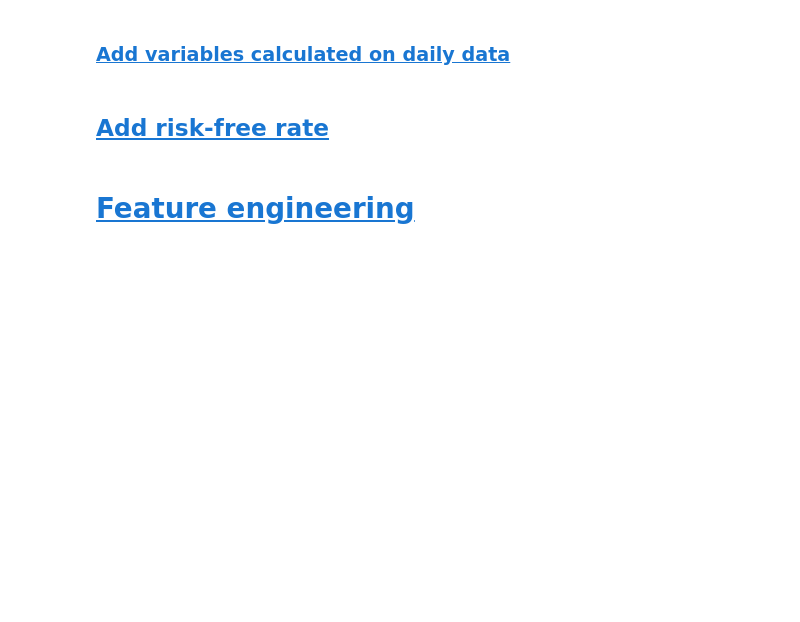
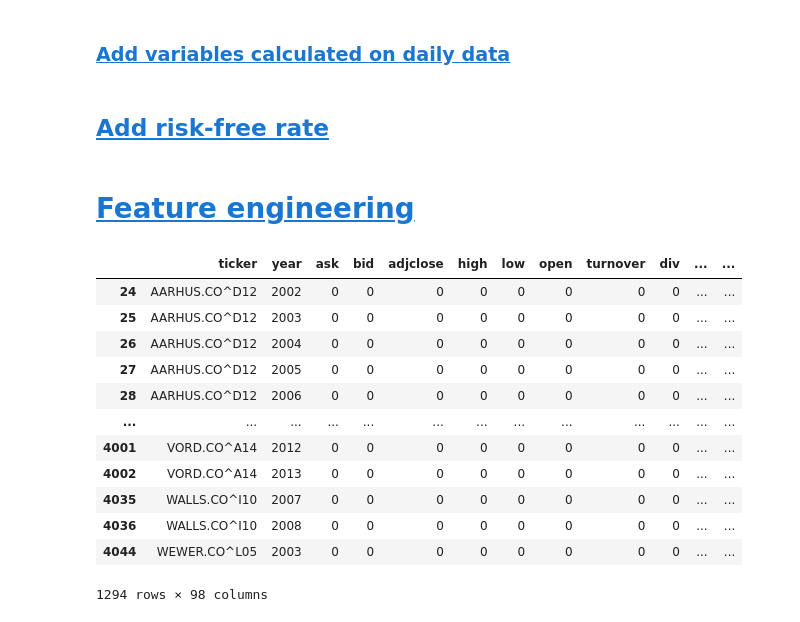
Before and after one commit to johanoelgaard/MastersThesis, a Jupyter notebook: dataprocessing.ipynb, the cells around one changed output. Drawn from its saved outputs; the diff is of its cells as text; code cells hidden in the pictures; blank space fills up the shorter version.

```diff
--- a/dataprocessing.ipynb
+++ b/dataprocessing.ipynb
@@ -352,3 +342,50 @@ df['tb'] = None # tax income to book income
 df['turn'] = df['turn']  # turnover
 
 df['zerotrade'] = df['zerotrade'] # zero trading days
+# %%
+fin_df = df.copy()
+
+fin_df['adjclose_div'] = fin_df['adjclose'] + fin_df['div'] # adjcose incl monthly dividend
+fin_df['target'] = fin_df.groupby('ticker')['adjclose_div'].transform(lambda x: x.pct_change(periods=1, fill_method=None))
+fin_df['target'] = fin_df['target'].shift(-1) # shift the target by 1 month
+
+# drop rows where mom12m is NaN
+fin_df.dropna(subset=['mom12m','target'], inplace=True)
+
+for col in fin_df.columns:
+    if fin_df[col].isnull().all():
+        fin_df.drop(columns=[col], inplace=True)
+
+
+fin_df['year'] = fin_df['timestamp'].dt.year
+
+# 3. Group, count NaNs, then filter out all-zero rows
+nan_summary = (
+    fin_df
+    .groupby(['ticker','year'])
+    .apply(lambda grp: grp.isna().sum())                # count NaNs column-wise
+    .drop(columns=['timestamp','ticker','year'])         # drop grouping cols
+    .reset_index()
+)
+
+# 4. Keep only rows where there’s at least one missing value
+#    (i.e. the row-sum of NaNs across data columns > 0)
+data_cols    = nan_summary.columns.difference(['ticker','year'])
+nan_summary  = nan_summary[nan_summary[data_cols].sum(axis=1) > 0]
+# nan_summary.drop(columns=['ask','bid','adjclose','high','low','open','turnover','div','beta','betasq','idiovol','pricedelay','mom1m','mom6m','mom12m','mom7_12m','adjclose_div','target','divi','divo','dy', 'shares','NACE','grossoutput','intercons'], inplace=True)
+
+display(nan_summary)
+# %% [output]
+|  | ticker | year | ask | bid | adjclose | high | low | open | turnover | div | ... | ... |
+| 24 | AARHUS.CO^D12 | 2002 | 0 | 0 | 0 | 0 | 0 | 0 | 0 | 0 | ... | ... |
+| 25 | AARHUS.CO^D12 | 2003 | 0 | 0 | 0 | 0 | 0 | 0 | 0 | 0 | ... | ... |
+| 26 | AARHUS.CO^D12 | 2004 | 0 | 0 | 0 | 0 | 0 | 0 | 0 | 0 | ... | ... |
+| 27 | AARHUS.CO^D12 | 2005 | 0 | 0 | 0 | 0 | 0 | 0 | 0 | 0 | ... | ... |
+| 28 | AARHUS.CO^D12 | 2006 | 0 | 0 | 0 | 0 | 0 | 0 | 0 | 0 | ... | ... |
+| ... | ... | ... | ... | ... | ... | ... | ... | ... | ... | ... | ... | ... |
+| 4001 | VORD.CO^A14 | 2012 | 0 | 0 | 0 | 0 | 0 | 0 | 0 | 0 | ... | ... |
+| 4002 | VORD.CO^A14 | 2013 | 0 | 0 | 0 | 0 | 0 | 0 | 0 | 0 | ... | ... |
+| 4035 | WALLS.CO^I10 | 2007 | 0 | 0 | 0 | 0 | 0 | 0 | 0 | 0 | ... | ... |
+| 4036 | WALLS.CO^I10 | 2008 | 0 | 0 | 0 | 0 | 0 | 0 | 0 | 0 | ... | ... |
+| 4044 | WEWER.CO^L05 | 2003 | 0 | 0 | 0 | 0 | 0 | 0 | 0 | 0 | ... | ... |
+1294 rows × 98 columns
```
Also changed, not shown: parts of 7 cells of this notebook, 4 other files.
